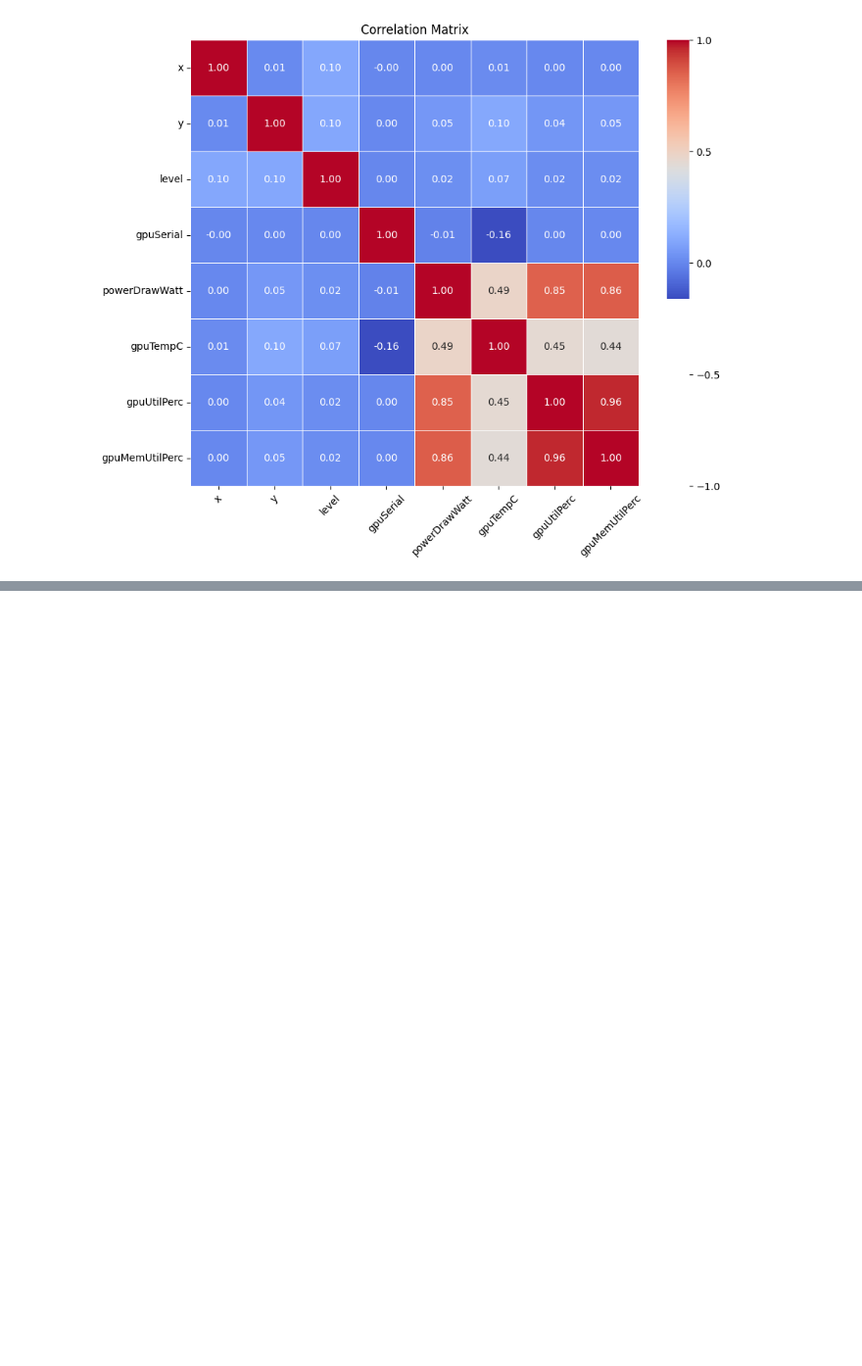
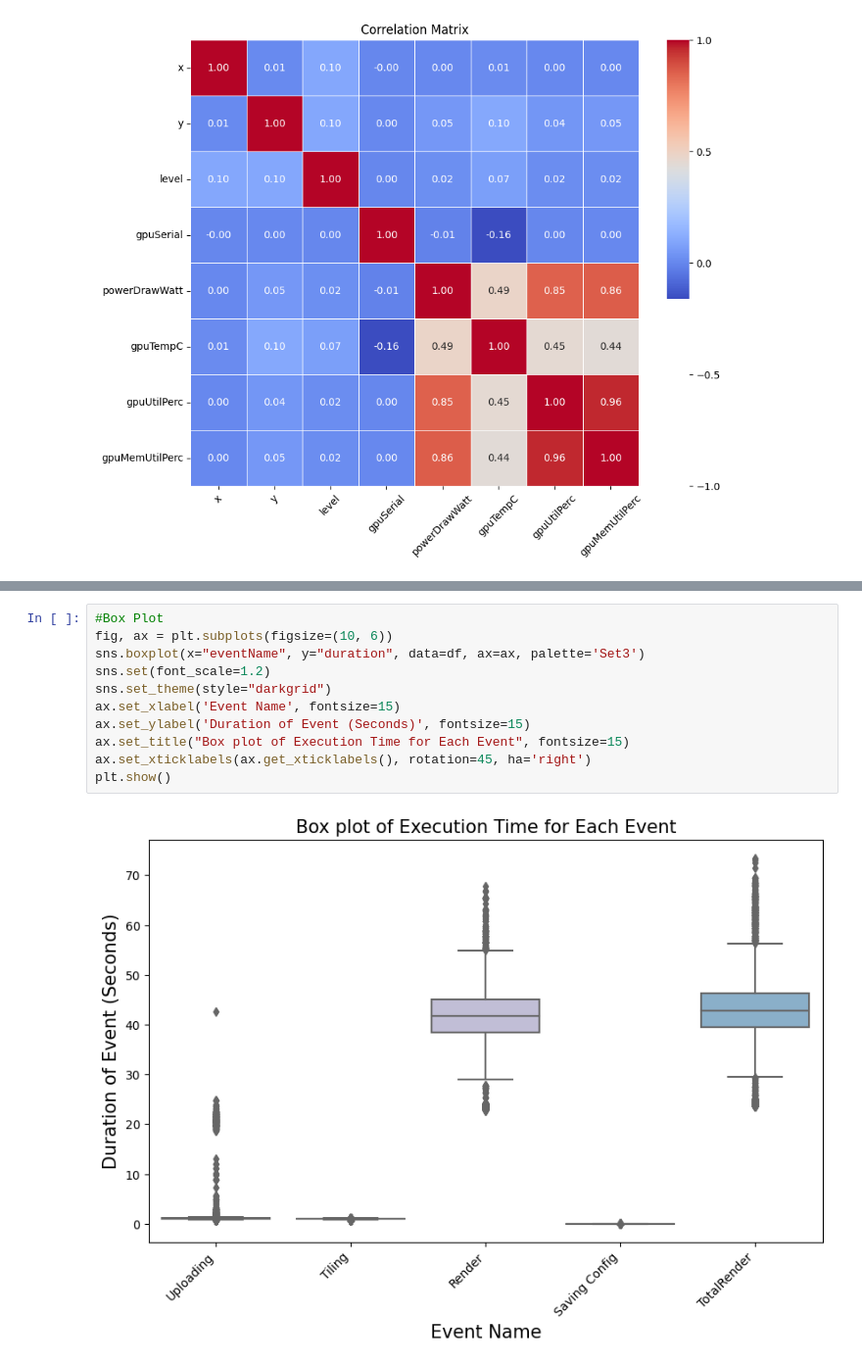
Before and after one commit to VishalPawar08/Cloud-Computing---TeraPixel, a Jupyter notebook: TeraPixel Original .ipynb, the cells around one changed output, grey strips where cells are left out. Shown at 98% size. Cells and saved outputs as stored; diff of their text form; blank space fills up the shorter version.

```diff
--- a/TeraPixel Original .ipynb
+++ b/TeraPixel Original .ipynb
@@ -259,0 +266,13 @@ plt.show()
+# %%
+#Box Plot
+fig, ax = plt.subplots(figsize=(10, 6))
+sns.boxplot(x="eventName", y="duration", data=df, ax=ax, palette='Set3')
+sns.set(font_scale=1.2)
+sns.set_theme(style="darkgrid")
+ax.set_xlabel('Event Name', fontsize=15)
+ax.set_ylabel('Duration of Event (Seconds)', fontsize=15)
+ax.set_title("Box plot of Execution Time for Each Event", fontsize=15)
+ax.set_xticklabels(ax.get_xticklabels(), rotation=45, ha='right')
+plt.show()
+# %% [output]
+[figure, added]
```
Also changed, not shown: parts of 7 cells of this notebook.
